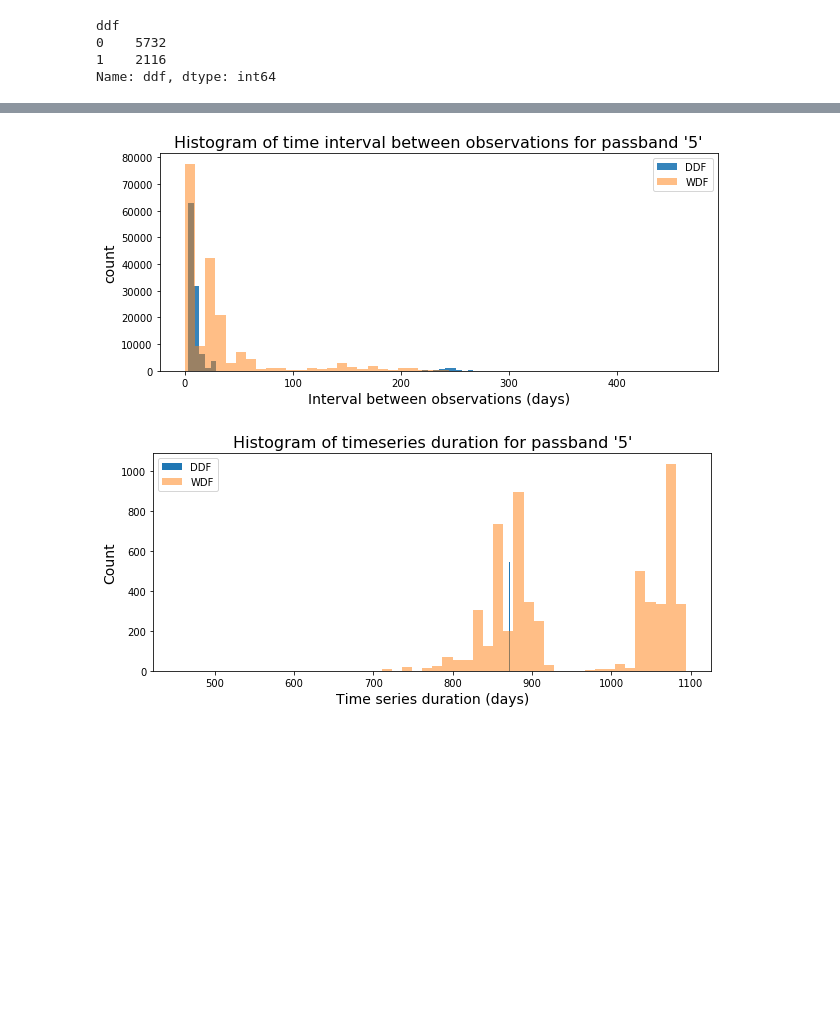
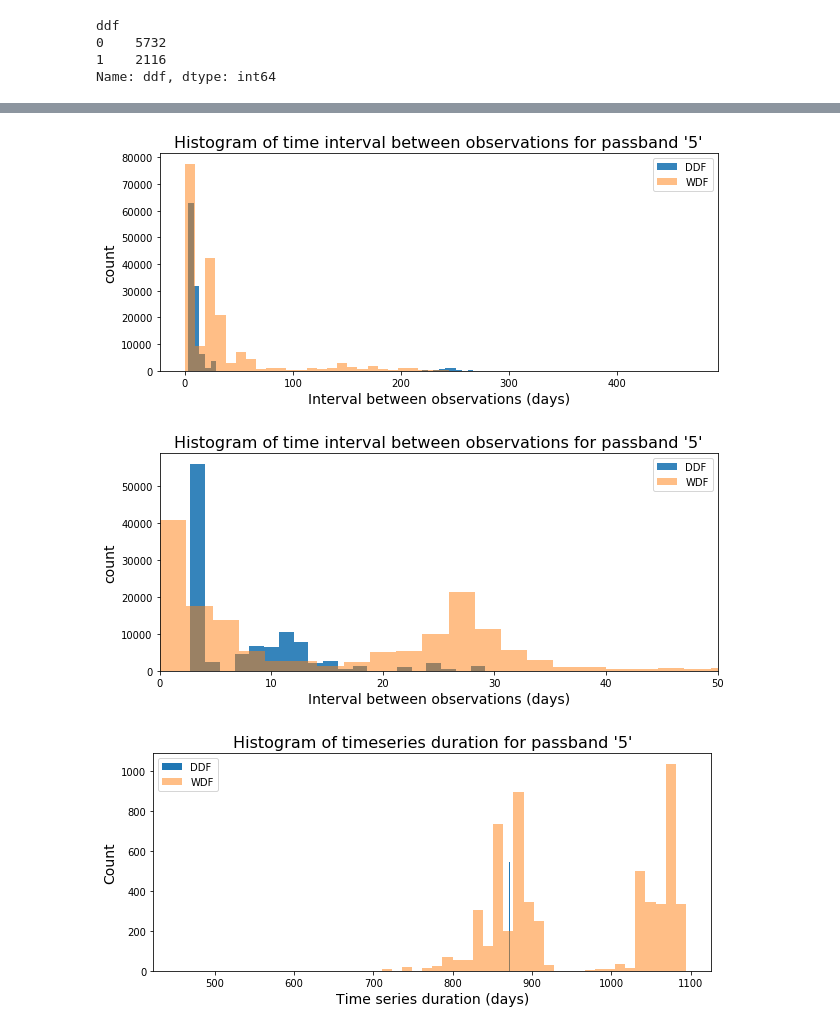
Before and after one commit to frmunozz/irregular-bag-of-pattern, a Jupyter notebook: notebooks/preprocessing.ipynb, the cells around one changed output, grey strips where cells are left out. Drawn from its saved outputs; the diff is of its cells as text; code cells hidden in the pictures; blank space fills up the shorter version.

```diff
--- a/notebooks/preprocessing.ipynb
+++ b/notebooks/preprocessing.ipynb
@@ -216,13 +142,23 @@ intervals_wdf = get_time_intervals(t_wdf)
 # %%
 fig = plt.figure(figsize=(10, 4))
 plt.hist(intervals_ddf, alpha=0.9, bins=50, label="DDF")
 plt.hist(intervals_wdf, alpha=0.5, bins=50, label="WDF")
 plt.xlabel("Interval between observations (days)", fontsize=14)
 plt.ylabel("count", fontsize=14)
 plt.title("Histogram of time interval between observations for passband '%s'" % passband, fontsize=16)
 _ = plt.legend()
+
+fig = plt.figure(figsize=(10, 4))
+plt.hist(intervals_ddf, alpha=0.9, bins=200, label="DDF")
+plt.hist(intervals_wdf, alpha=0.5, bins=200, label="WDF")
+plt.xlabel("Interval between observations (days)", fontsize=14)
+plt.ylabel("count", fontsize=14)
+plt.xlim([0,50])
+plt.title("Histogram of time interval between observations for passband '%s'" % passband, fontsize=16)
+_ = plt.legend()
 # %% [output]
 [figure]
+[figure, added]
 # %%
 def get_bandwidths(times):
     res = []
```
Also changed, not shown: parts of 25 cells of this notebook, 22 other files.
